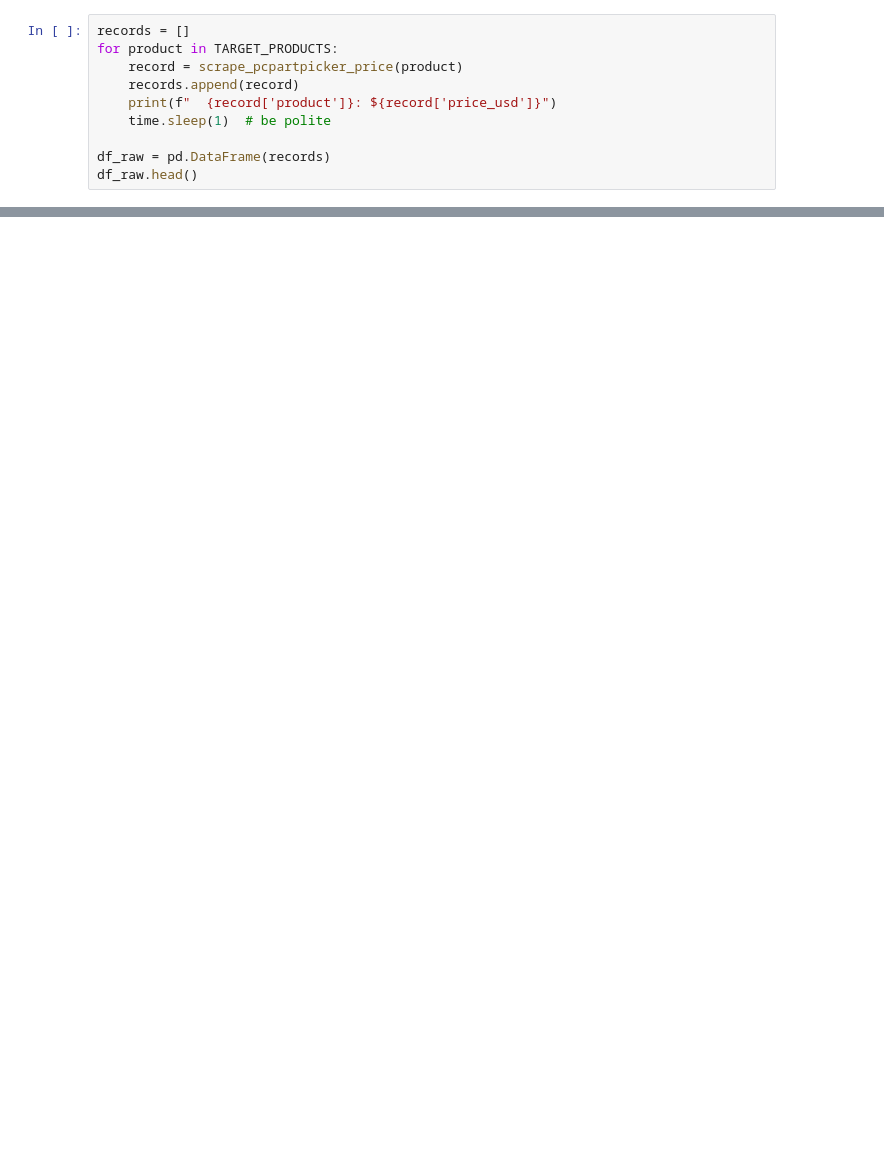
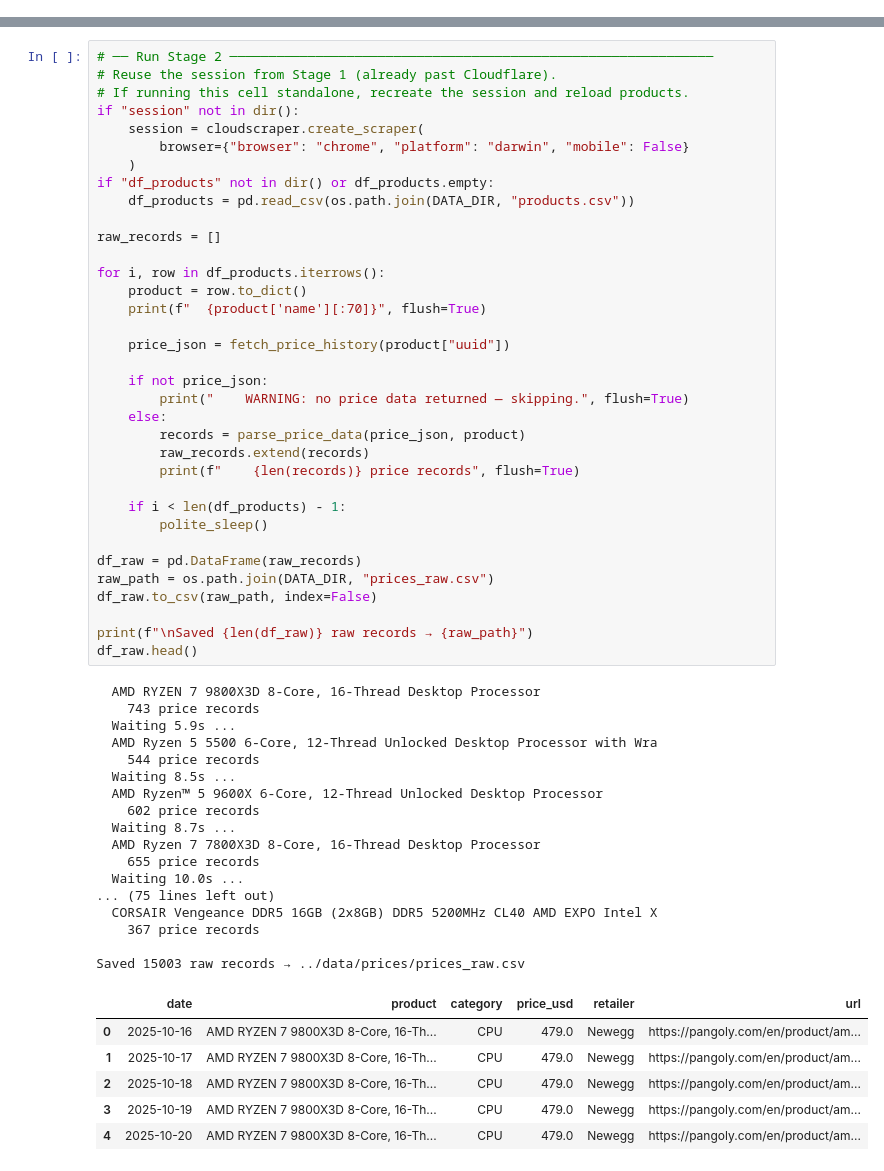
Before and after one commit to nshreeyut/hardware-price-sentiment, a Jupyter notebook: notebooks/01_price_scraping.ipynb, the cells around one changed output, grey strips where cells are left out. Saved outputs shown, nothing was run; the diff lists cells and outputs as text; blank space fills up the shorter version.

```diff
--- a/notebooks/01_price_scraping.ipynb
+++ b/notebooks/01_price_scraping.ipynb
@@ -82,10 +0,0 @@ print(result)
-# %%
-records = []
-for product in TARGET_PRODUCTS:
-    record = scrape_pcpartpicker_price(product)
-    records.append(record)
-    print(f"  {record['product']}: ${record['price_usd']}")
-    time.sleep(1)  # be polite
-
-df_raw = pd.DataFrame(records)
-df_raw.head()
@@ -130,0 +619,59 @@ df_out.tail()
+# %%
+# ── Run Stage 2 ──────────────────────────────────────────────────────────────
+# Reuse the session from Stage 1 (already past Cloudflare).
+# If running this cell standalone, recreate the session and reload products.
+if "session" not in dir():
+    session = cloudscraper.create_scraper(
+        browser={"browser": "chrome", "platform": "darwin", "mobile": False}
+    )
+if "df_products" not in dir() or df_products.empty:
+    df_products = pd.read_csv(os.path.join(DATA_DIR, "products.csv"))
+
+raw_records = []
+
+for i, row in df_products.iterrows():
+    product = row.to_dict()
+    print(f"  {product['name'][:70]}", flush=True)
+
+    price_json = fetch_price_history(product["uuid"])
+
+    if not price_json:
+        print("    WARNING: no price data returned — skipping.", flush=True)
+    else:
+        records = parse_price_data(price_json, product)
+        raw_records.extend(records)
+        print(f"    {len(records)} price records", flush=True)
+
+    if i < len(df_products) - 1:
+        polite_sleep()
+
+df_raw = pd.DataFrame(raw_records)
+raw_path = os.path.join(DATA_DIR, "prices_raw.csv")
+df_raw.to_csv(raw_path, index=False)
+
+print(f"\nSaved {len(df_raw)} raw records → {raw_path}")
+df_raw.head()
+# %% [output]
+  AMD RYZEN 7 9800X3D 8-Core, 16-Thread Desktop Processor
+    743 price records
+  Waiting 5.9s ...
+  AMD Ryzen 5 5500 6-Core, 12-Thread Unlocked Desktop Processor with Wra
+    544 price records
+  Waiting 8.5s ...
+  AMD Ryzen™ 5 9600X 6-Core, 12-Thread Unlocked Desktop Processor
+    602 price records
+  Waiting 8.7s ...
+  AMD Ryzen 7 7800X3D 8-Core, 16-Thread Desktop Processor
+    655 price records
+  Waiting 10.0s ...
+... (75 lines left out)
+  CORSAIR Vengeance DDR5 16GB (2x8GB) DDR5 5200MHz CL40 AMD EXPO Intel X
+    367 price records
+
+Saved 15003 raw records → ../data/prices/prices_raw.csv
+|  | date | product | category | price_usd | retailer | url |
+| 0 | 2025-10-16 | AMD RYZEN 7 9800X3D 8-Core, 16-Th... | CPU | 479.0 | Newegg | https://pangoly.com/en/product/am... |
+| 1 | 2025-10-17 | AMD RYZEN 7 9800X3D 8-Core, 16-Th... | CPU | 479.0 | Newegg | https://pangoly.com/en/product/am... |
+| 2 | 2025-10-18 | AMD RYZEN 7 9800X3D 8-Core, 16-Th... | CPU | 479.0 | Newegg | https://pangoly.com/en/product/am... |
+| 3 | 2025-10-19 | AMD RYZEN 7 9800X3D 8-Core, 16-Th... | CPU | 479.0 | Newegg | https://pangoly.com/en/product/am... |
+| 4 | 2025-10-20 | AMD RYZEN 7 9800X3D 8-Core, 16-Th... | CPU | 479.0 | Newegg | https://pangoly.com/en/product/am... |
```
Also changed, not shown: parts of 24 cells of this notebook, 2 other files.
